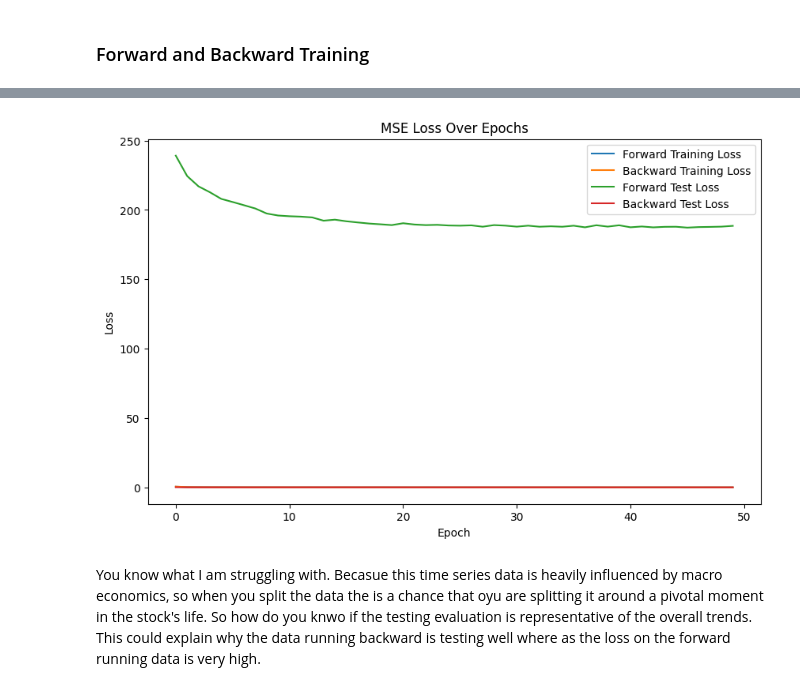
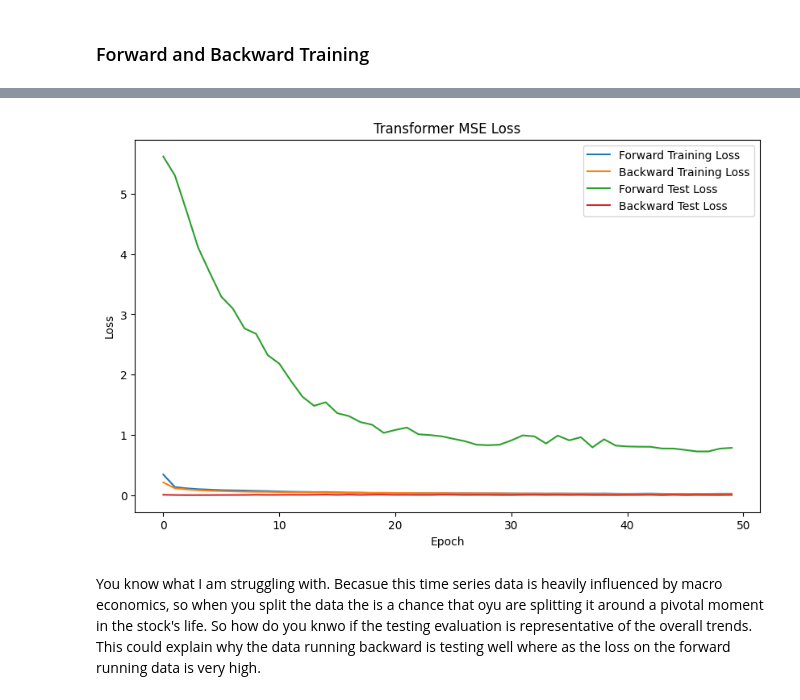
Before and after one commit to ChrisGuarino/PastPredict, a Jupyter notebook: chris/experiment_1.ipynb, the cells around one changed output, grey strips where cells are left out. Cells and saved outputs as stored; diff of their text form; code cells hidden in the pictures.

```diff
--- a/chris/experiment_1.ipynb
+++ b/chris/experiment_1.ipynb
@@ -6,7 +6,7 @@ from pandas_datareader import data as pdr
 import yfinance as yf
 yf.pdr_override()
 
-df = pdr.get_data_yahoo("AAPL")
+df = pdr.get_data_yahoo("IBM")
 # %% [output]
 [*********************100%%**********************]  1 of 1 completed
 # %%
@@ -252,0 +333,14 @@ So I have run this forward and backward at a number of different forecasting int
+# %%
+class GRUModel(nn.Module):
+    def __init__(self, input_size, hidden_size, output_size):
+        super(GRUModel, self).__init__()
+        self.hidden_size = hidden_size
+        self.gru = nn.GRU(input_size, hidden_size, num_layers=1, batch_first=True)
+        self.fc = nn.Linear(hidden_size, output_size)
+
+    def forward(self, x):
+        h0 = torch.zeros(1, x.size(0), self.hidden_size)
+        # Forward propagate GRU
+        out, _ = self.gru(x, h0)
+        out = self.fc(out[:, -1, :])
+        return out
@@ -366,13 +519,11 @@ def reset_weights(m):
 # %%
 import matplotlib.pyplot as plt
 
-# Assuming train_model has been called and returned loss values for both forward and backward training
-model.apply(reset_weights)  # Reset model weights
+model.apply(reset_weights)
 loss_values_fwd_train, loss_values_fwd_test = train_model(model, train_loader_fwd, test_loader_fwd, num_epochs)
-model.apply(reset_weights)  # Reset model weights
+model.apply(reset_weights)
 loss_values_bkwd_train, loss_values_bkwd_test = train_model(model, train_loader_bkwd, test_loader_bkwd, num_epochs)
 
-# Plotting
 plt.figure(figsize=(10, 6))
 plt.plot(loss_values_fwd_train, label='Forward Training Loss')
 plt.plot(loss_values_bkwd_train, label='Backward Training Loss')
@@ -380,7 +531,7 @@ plt.plot(loss_values_fwd_test, label='Forward Test Loss')
 plt.plot(loss_values_bkwd_test, label='Backward Test Loss')
 plt.xlabel('Epoch')
 plt.ylabel('Loss')
-plt.title('MSE Loss Over Epochs')
+plt.title('Transformer MSE Loss')
 plt.legend()
 plt.show()
 # %% [output]
@@ -404,3 +555,3 @@ Epoch [50/50]: Train Loss: 0.0248, Test Loss: 0.0123
-[figure, old version]
+[figure, new version]
 # %% [markdown]
 You know what I am struggling with. Becasue this time series data is heavily influenced by macro economics, so when you split the data the is a chance that oyu are splitting it around a pivotal moment in the stock's life. So how do you knwo if the testing evaluation is representative of the overall trends. This could explain why the data running backward is testing well where as the loss on the forward running data is very high.
```
Also changed, not shown: parts of 12 cells of this notebook.
